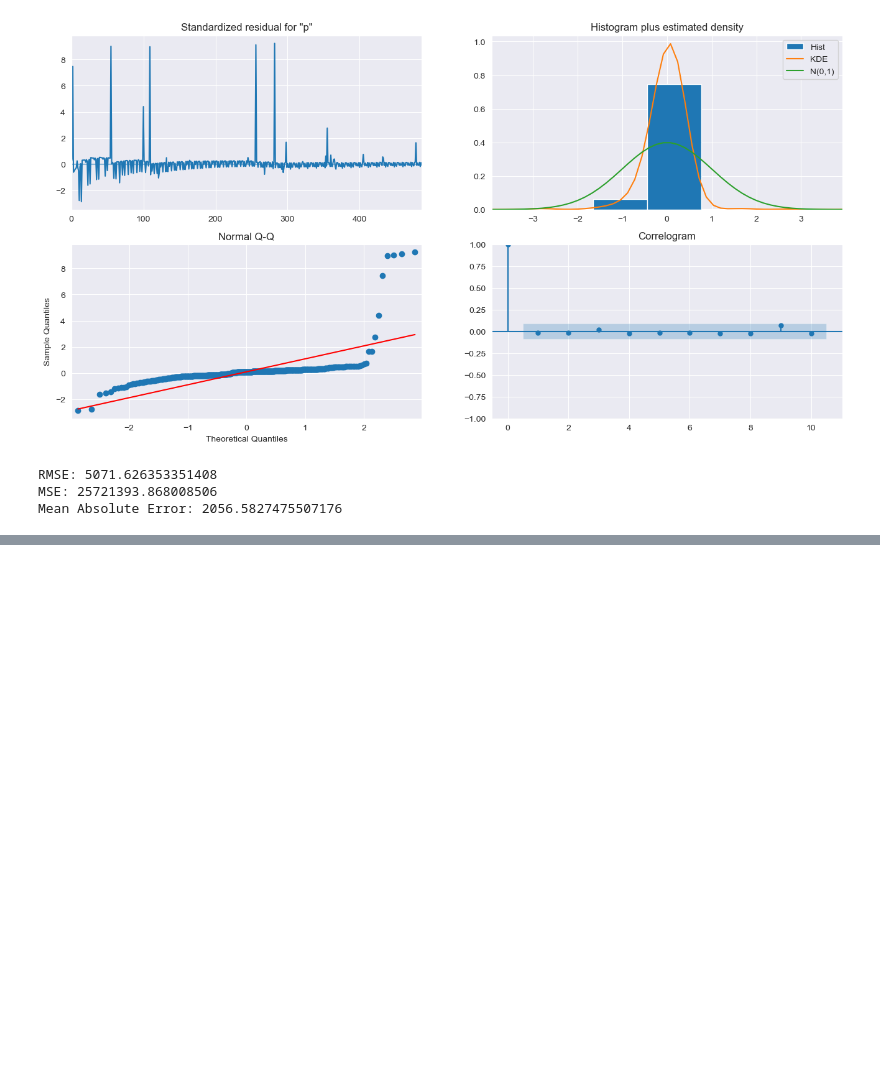
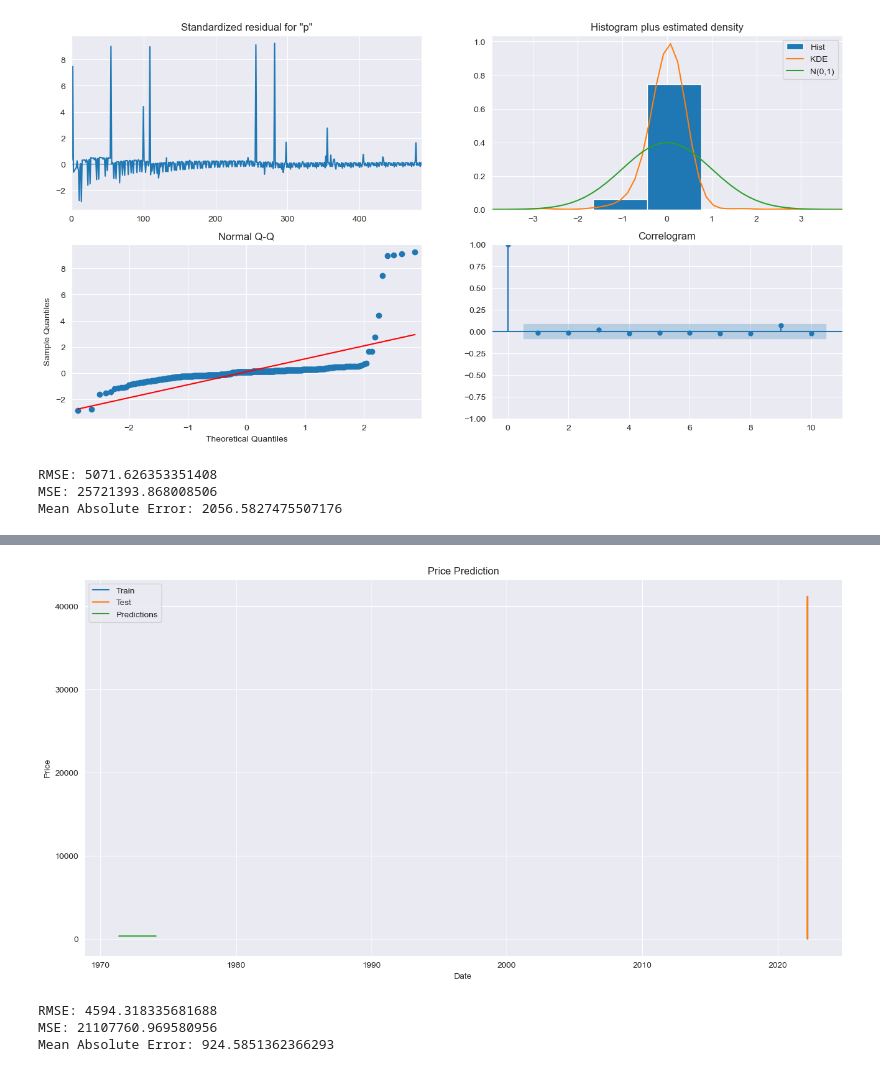
Before and after one commit to ashioyajotham/Quant, a Jupyter notebook: Cryptocurrency Price & Market Data/coin-gecko.ipynb, the cells around one changed output, grey strips where cells are left out. Cells and saved outputs as stored; diff of their text form; code cells hidden in the pictures; blank space fills up the shorter version.

```diff
--- a/Cryptocurrency Price & Market Data/coin-gecko.ipynb
+++ b/Cryptocurrency Price & Market Data/coin-gecko.ipynb
@@ -690,0 +707,6 @@ Mean Absolute Error: 2056.5827475507176
+# %%
+# ARIMA model
+from statsmodels.tsa.arima.model import ARIMA
+model = ARIMA(train['price'], order=(1, 1, 1))
+results = model.fit()
+results.summary()
@@ -690,0 +733,27 @@ Mean Absolute Error: 2056.5827475507176
+# %%
+# Predicting the price
+start = len(train)
+end = len(train) + len(test) - 1
+
+predictions = results.predict(start, end, typ='levels').rename('Predictions')
+
+# Plotting the predictions
+plt.figure(figsize=(16, 8))
+plt.plot(train['price'], label='Train')
+plt.plot(test['price'], label='Test')
+plt.plot(predictions, label='Predictions')
+plt.title('Price Prediction')
+plt.xlabel('Date')
+plt.ylabel('Price')
+plt.legend();
+# %% [output]
+[figure, added]
+# %%
+# Evaluating the model
+print(f'RMSE: {rmse(test["price"], predictions)}')
+print(f'MSE: {mse(test["price"], predictions)}')
+print(f'Mean Absolute Error: {meanabs(test["price"], predictions)}')
+# %% [output]
+RMSE: 4594.318335681688
+MSE: 21107760.969580956
+Mean Absolute Error: 924.5851362366293
```
Also changed, not shown: parts of 6 cells of this notebook.
